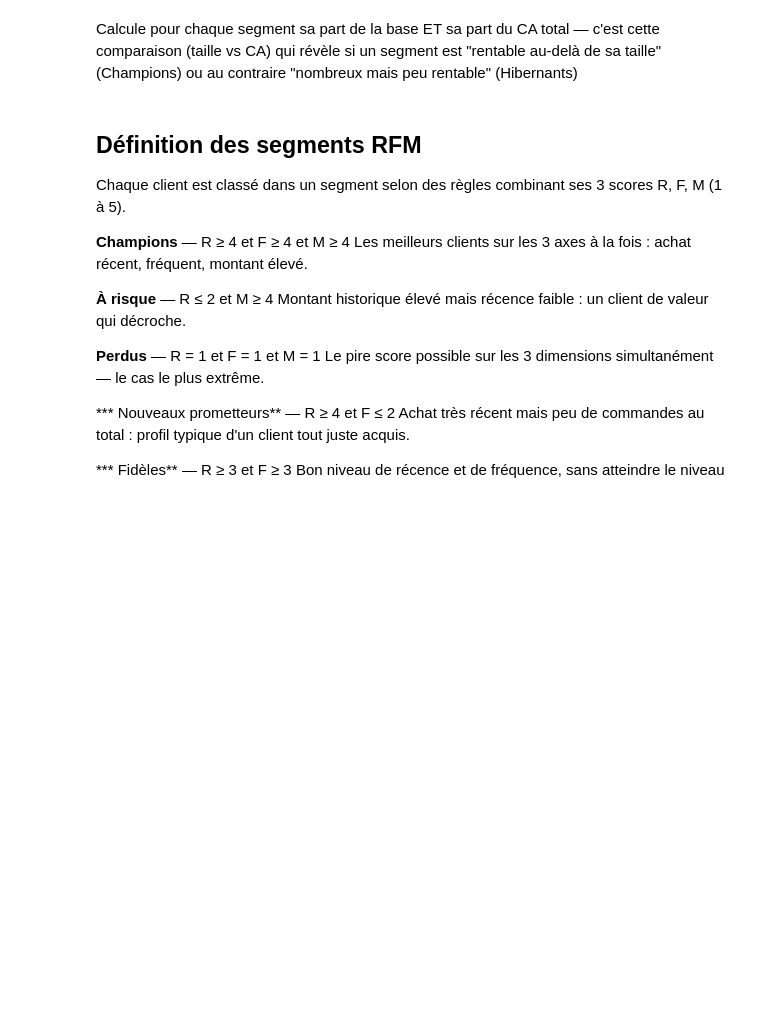
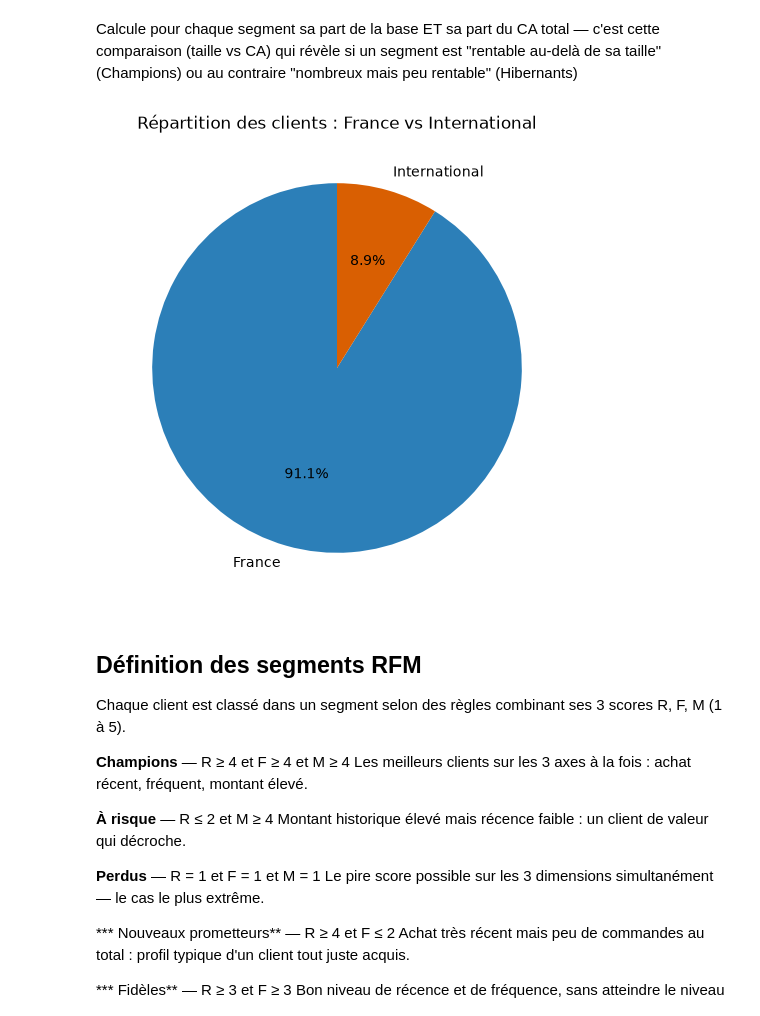
Before and after one commit to AnjaraAndriatseheno/Projet_CRM, a Jupyter notebook: TP2.ipynb, the cells around one changed output. Drawn from its saved outputs; the diff is of its cells as text; code cells hidden in the pictures; blank space fills up the shorter version.

```diff
--- a/TP2.ipynb
+++ b/TP2.ipynb
@@ -248,6 +248,16 @@ segment_revenue
 | Perdus | 3126 | 111269.05 | 6.3 | 0.3 |
 # %% [markdown]
 Calcule pour chaque segment sa part de la base ET sa part du CA total — c'est cette comparaison (taille vs CA) qui révèle si un segment est "rentable au-delà de sa taille" (Champions) ou au contraire "nombreux mais peu rentable" (Hibernants)
+# %%
+country_split = customers_rfm["country"].apply(lambda x: "France" if x == "France" else "International")
+country_pct = country_split.value_counts(normalize=True) * 100
+
+plt.figure(figsize=(6,6))
+plt.pie(country_pct, labels=country_pct.index, autopct='%1.1f%%', colors=["#2c7fb8", "#d95f02"], startangle=90)
+plt.title("Répartition des clients : France vs International")
+plt.show()
+# %% [output]
+[figure, added]
 # %% [markdown]
 ## Définition des segments RFM
 
```
Also changed, not shown: parts of 1 cell of this notebook, 3 other files.
